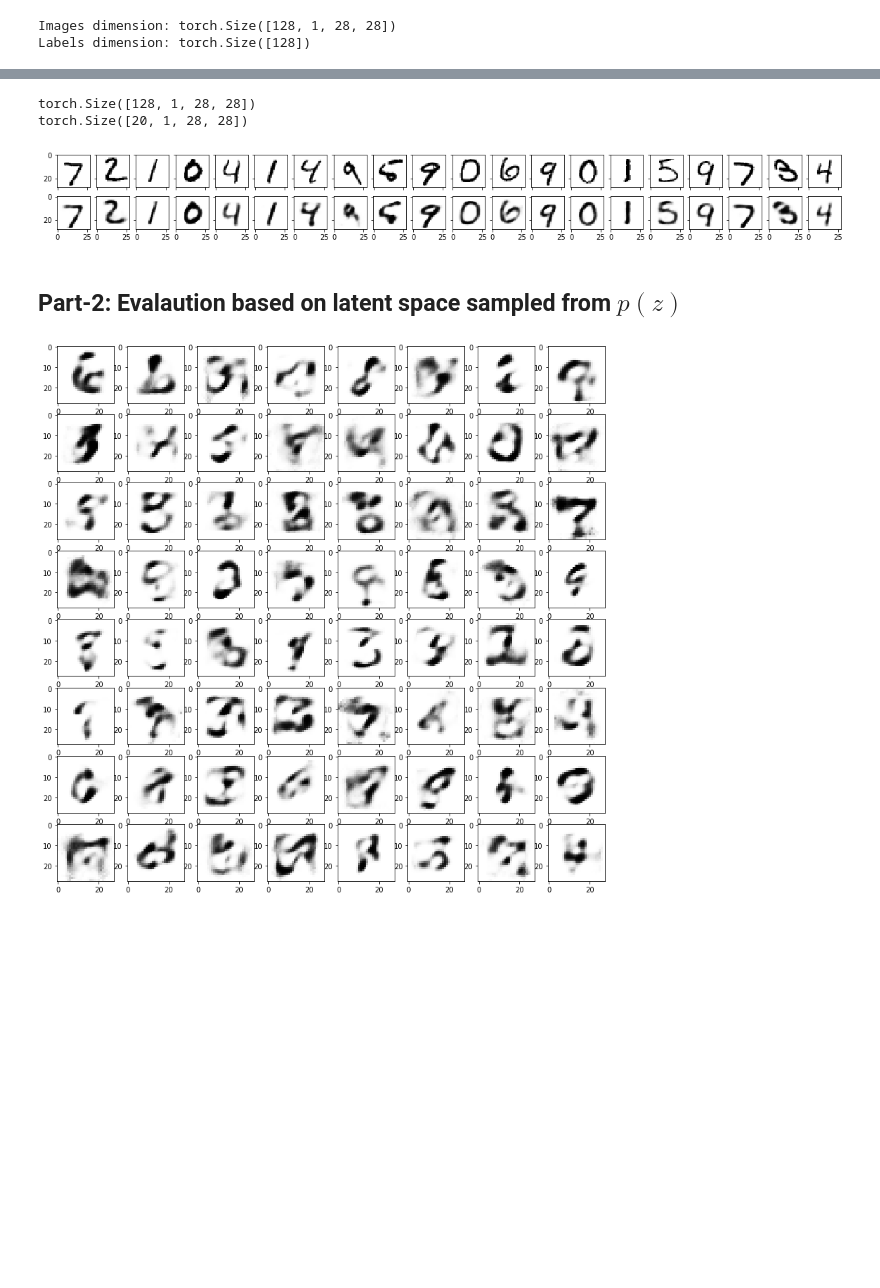
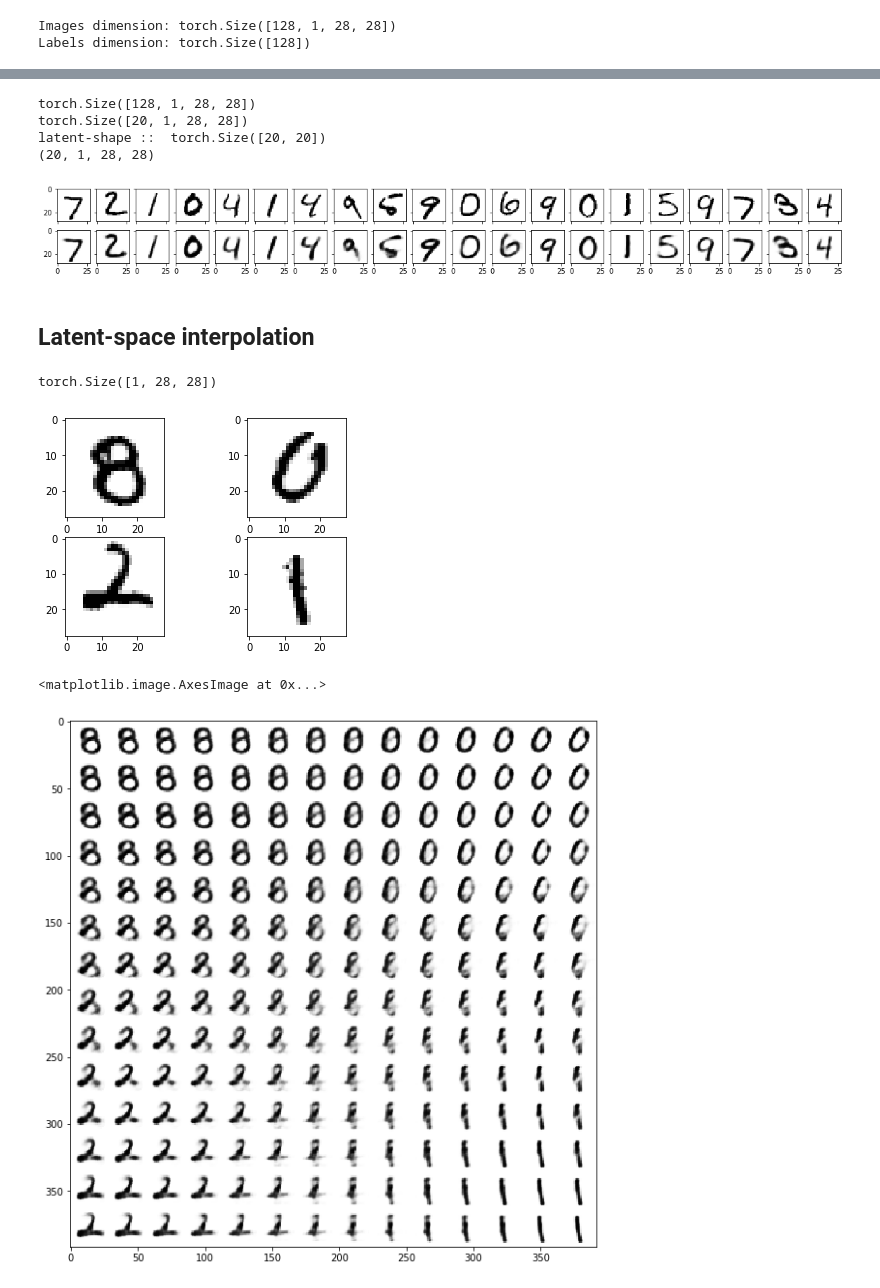
Before and after one commit to vmirly/the-art-of-deep-learning, a Jupyter notebook: codes/jupyter-notebooks/autoencoder-adversarial-basic.ipynb, the cells around one changed output, grey strips where cells are left out. Drawn from its saved outputs; the diff is of its cells as text; code cells hidden in the pictures; blank space fills up the shorter version.

```diff
--- a/codes/jupyter-notebooks/autoencoder-adversarial-basic.ipynb
+++ b/codes/jupyter-notebooks/autoencoder-adversarial-basic.ipynb
@@ -257,9 +388,9 @@ Epoch: 020/020  Iter. 400/468 | G-loss: 4.040 81.415 | D-loss: 3.034 -4.039 0.04
 # %%
+
 
 %matplotlib inline
 import matplotlib.pyplot as plt
 
-G = aae_solver.G
 
 n_images = 20
 image_width, image_height = 28, 28
@@ -270,27 +401,21 @@ fig, axes = plt.subplots(nrows=2, ncols=n_images,
                          sharex=True, sharey=True, figsize=(20, 2))
 input_images = images[:n_images]
 print(input_images.shape)
-outputs = G(input_images.to(device).view(-1, image_width*image_height), return_mode='output')
-output_images = outputs.cpu()
+latent = aae_solver.encoder(input_images.to(device).view(-1, 784))[0]
+print('latent-shape :: ', latent.shape)
+outputs = aae_solver.generator(latent)
+output_images = outputs.view(-1, 1, 28, 28).detach().cpu().numpy()
+
+print(output_images.shape)
 
 for i in range(n_images):
     for ax, img in zip(axes, [input_images, output_images]):
-        ax[i].imshow(img[i].detach().reshape((image_width, image_width)), cmap='binary')
+        ax[i].imshow(img[i][0], cmap='binary')
 # %% [output]
 torch.Size([128, 1, 28, 28])
 torch.Size([20, 1, 28, 28])
+latent-shape ::  torch.Size([20, 20])
+(20, 1, 28, 28)
 [figure]
-# %% [markdown]
-## Part-2: Evalaution based on latent space sampled from $p(z)$
-# %%
-n_images = 64
-latent = torch.randn(n_images, num_latent).to(device)
-
-outputs = G(latent, from_latent=True, return_mode='output')
-
-fig = plt.figure(figsize=(14, 14))
-for i in range(n_images):
-    ax = fig.add_subplot(8, 8, i+1)
-    ax.imshow(outputs[i].detach().reshape((image_width, image_width)), cmap='binary')
-# %% [output]
-[figure, removed]
+# %% [markdown]
+## Latent-space interpolation
@@ -296,0 +443,45 @@ for i in range(n_images):
+# %%
+
+images, labels = next(iter(train_loader))
+
+x1 = images[0]
+x2 = images[5]
+x3 = images[1]
+x4 = images[13]
+print(x1.shape)
+fig = plt.figure()
+ax = fig.add_subplot(2, 2, 1)
+ax.imshow(x3.numpy()[0], cmap='binary')
+ax = fig.add_subplot(2, 2, 2)
+ax.imshow(x4.numpy()[0], cmap='binary')
+ax = fig.add_subplot(2, 2, 3)
+ax.imshow(x1.numpy()[0], cmap='binary')
+ax = fig.add_subplot(2, 2, 4)
+ax.imshow(x2.numpy()[0], cmap='binary')
+plt.show()
+
+
+
+
+n = 14
+img = np.zeros(shape=(n*28, n*28))
+
+img, out12 = interpolate(x2, x1, img,
+                         col_indx=np.arange(n), row_indx=[n-1], n=n)
+img, out13 = interpolate(x1, x3, img,
+                         col_indx=[0], row_indx=np.arange(n), n=n)
+img, out34 = interpolate(x4, x3, img,
+                         col_indx=np.arange(1, n), row_indx=[0], n=n-1)
+img, out24 = interpolate(x2, x4, img,
+                         col_indx=[n-1], row_indx=np.arange(0, n), n=n)
+
+for i in range(1, n-1):
+    img, _ = interpolate(out24[i], out13[i], img, col_indx=np.arange(1, n-1), row_indx=[i], n=n-2)
+
+fig = plt.figure(figsize=(10, 10))
+plt.imshow(img, cmap='binary')
+# %% [output]
+torch.Size([1, 28, 28])
+[figure, added]
+<matplotlib.image.AxesImage at 0x...>
+[figure, added]
```
Also changed, not shown: parts of 14 cells of this notebook.
